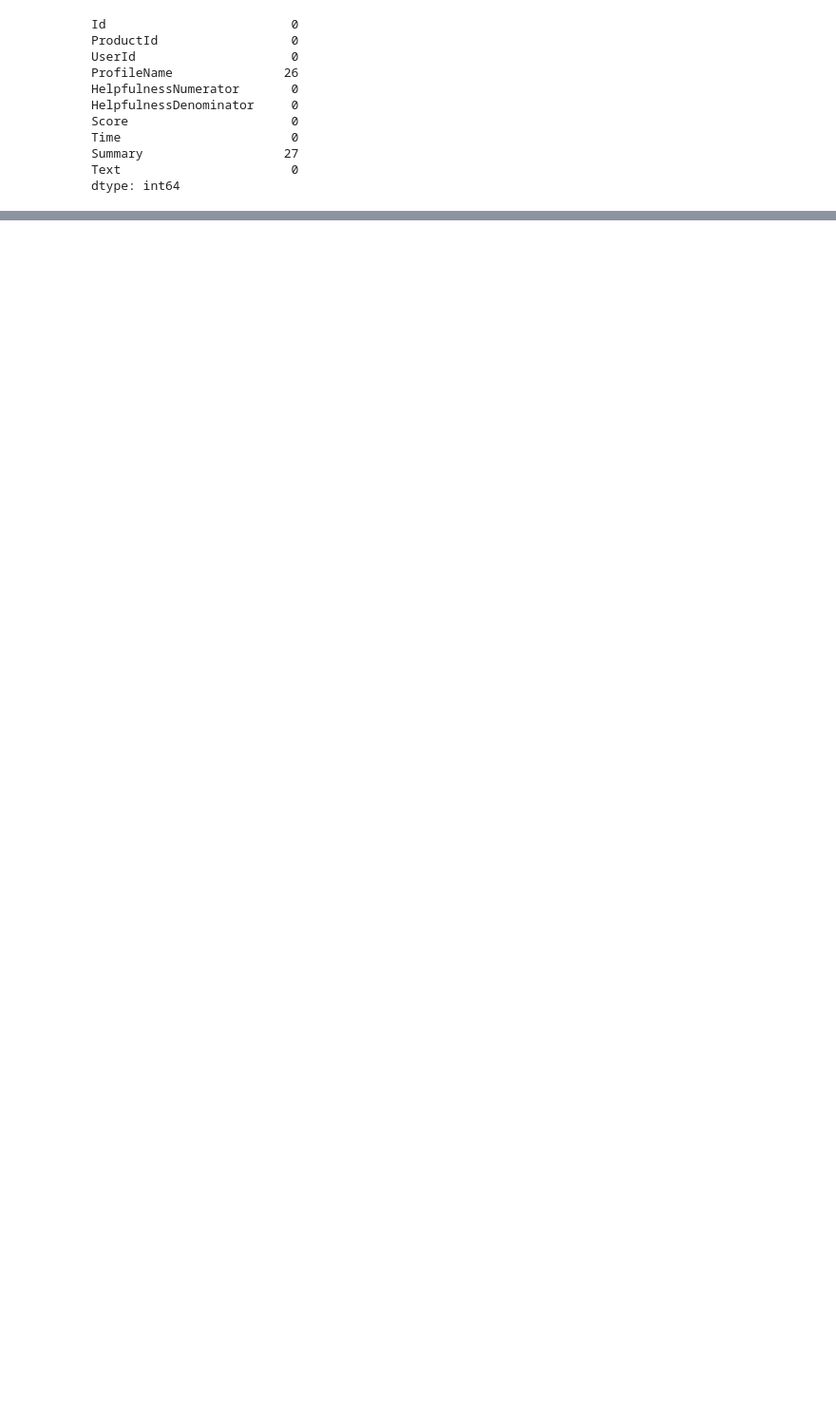
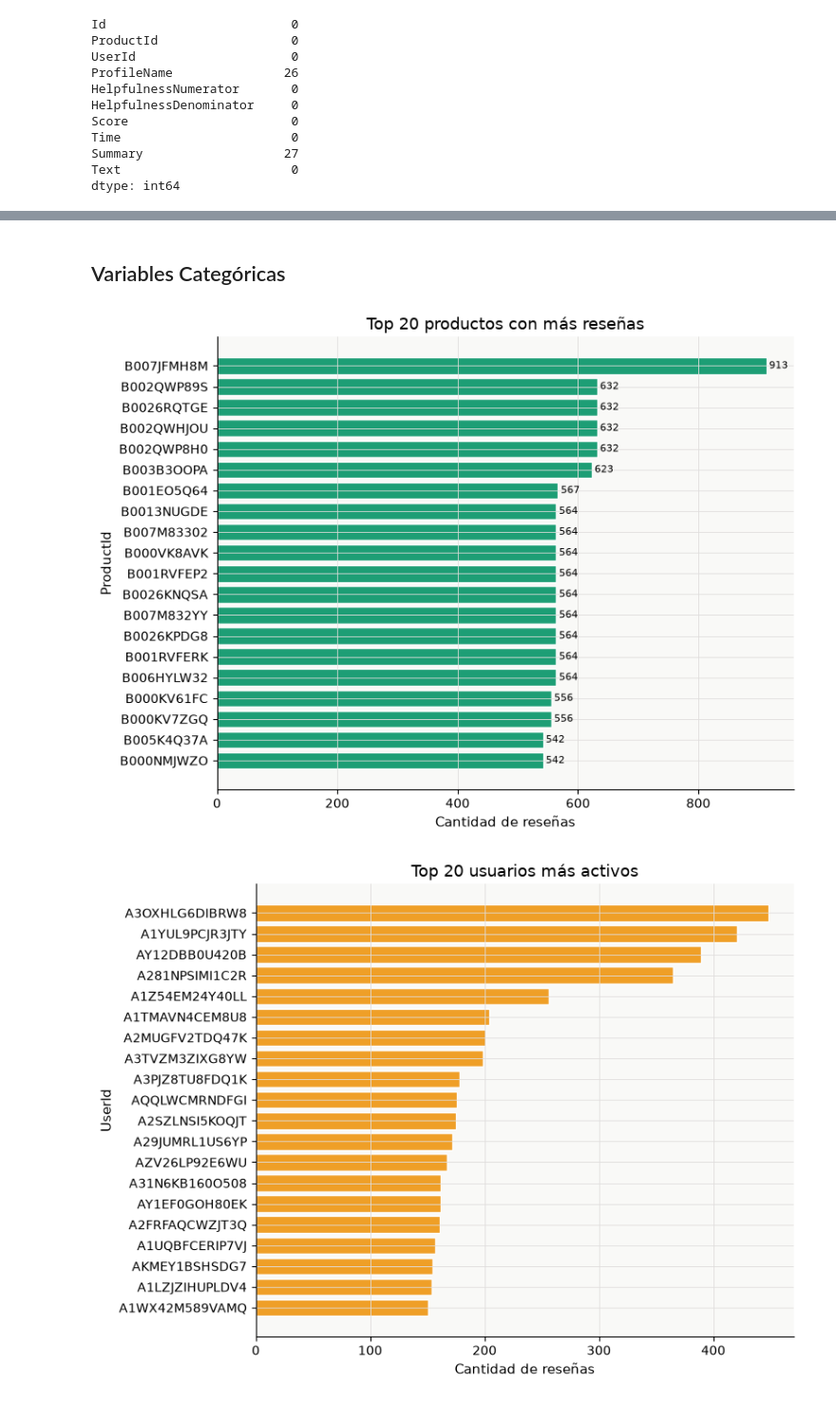
Before and after one commit to renatacatelli25/Ciencia-de-Datos, a Jupyter notebook: EDA.ipynb, the cells around one changed output, grey strips where cells are left out. Shown at 95% size. Cells and saved outputs as stored; diff of their text form; code cells hidden in the pictures; blank space fills up the shorter version.

```diff
--- a/EDA.ipynb
+++ b/EDA.ipynb
@@ -46,0 +171,9 @@ dtype: int64
+# %% [markdown]
+## Variables Categóricas
+# %%
+df_graf = plot_top_products(df)
+df_graf_2 = plot_top_users(df)
+df_graf_3 = plot_reviews_per_user_distribution(df)
+# %% [output]
+[figure, added]
+[figure, added]
```
Also changed, not shown: parts of 27 cells of this notebook.
